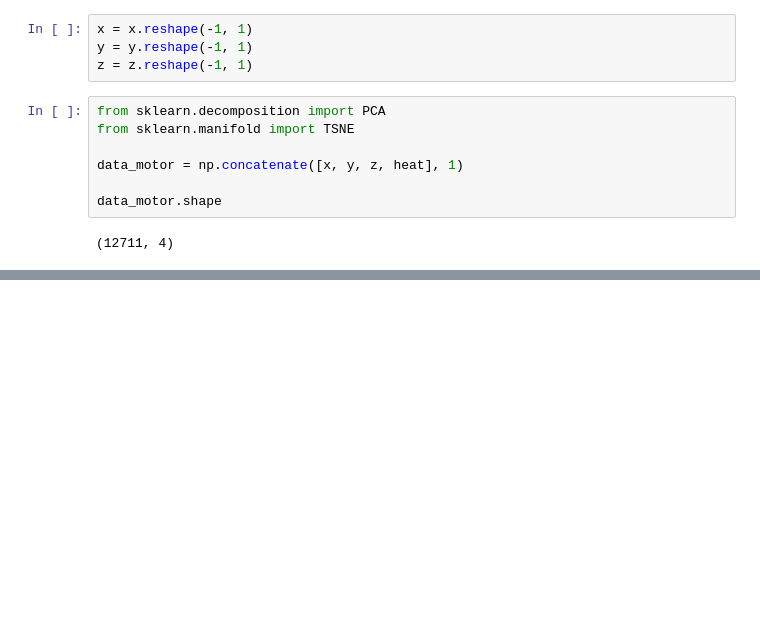
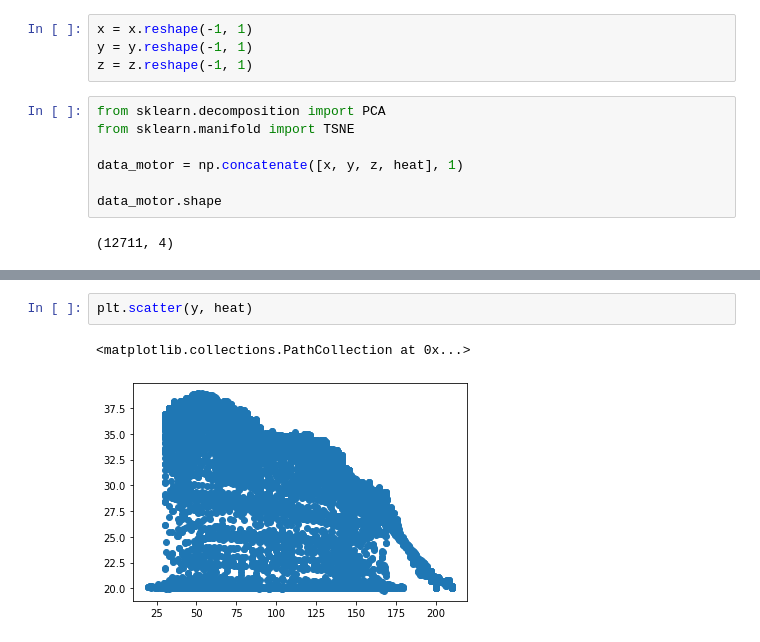
Before and after one commit to tmasthay/AWSChallenge, a Jupyter notebook: UNV.ipynb, the cells around one changed output, grey strips where cells are left out. Saved outputs shown, nothing was run; the diff lists cells and outputs as text; blank space fills up the shorter version.

```diff
--- a/UNV.ipynb
+++ b/UNV.ipynb
@@ -82,0 +118,5 @@ data_motor.shape
+# %%
+plt.scatter(y, heat)
+# %% [output]
+<matplotlib.collections.PathCollection at 0x...>
+[figure, added]
```
Also changed, not shown: parts of 9 cells of this notebook.
